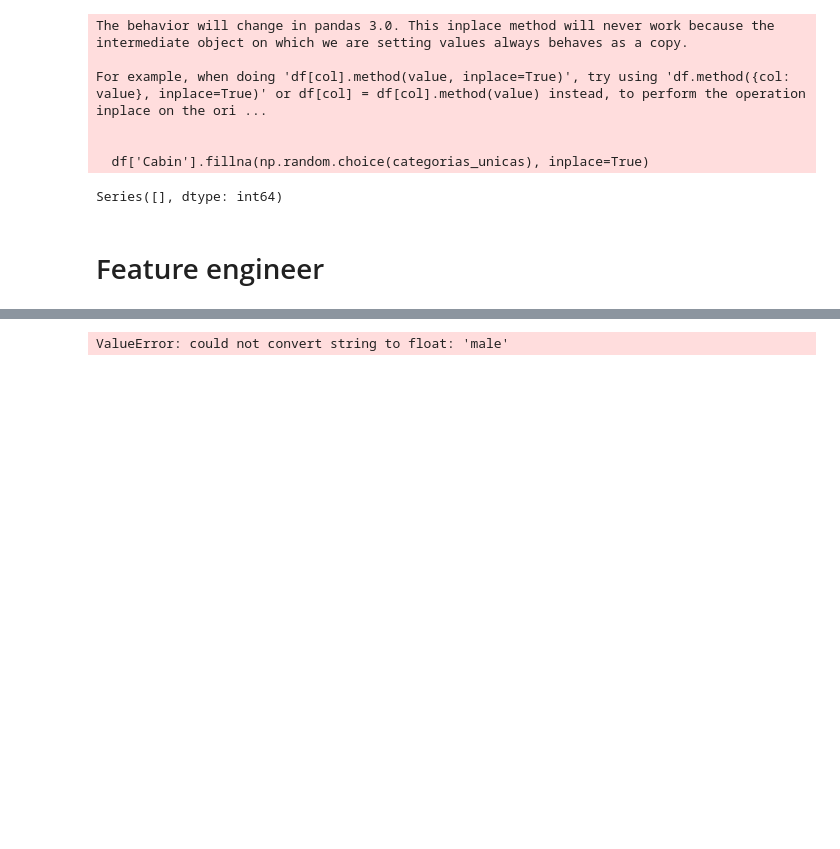
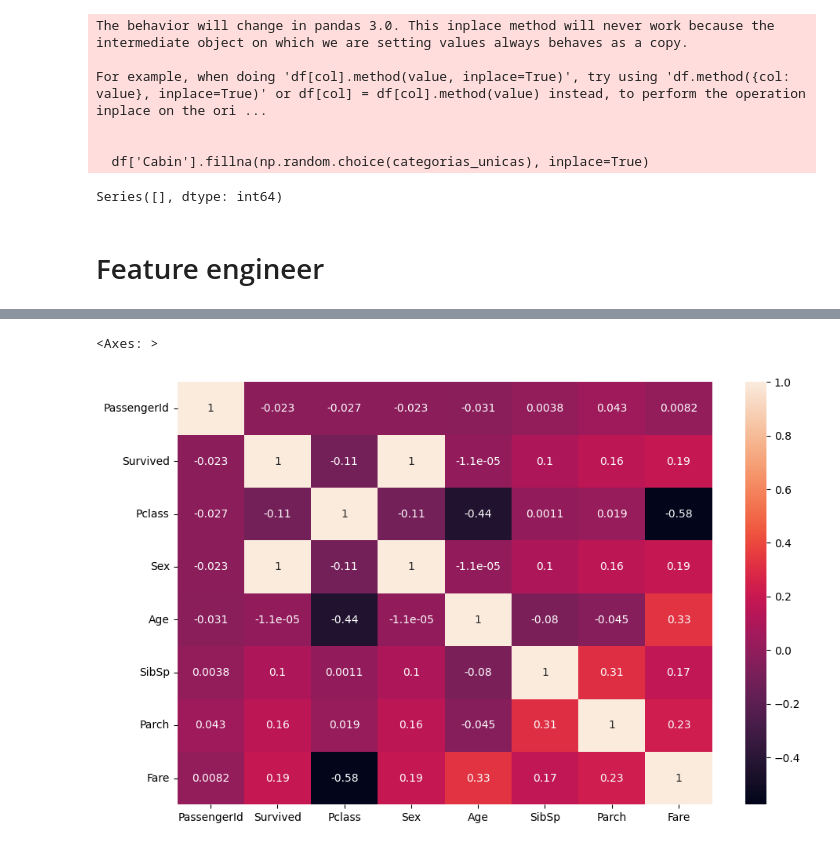
Before and after one commit to Abimael-Lib/Titanic-EDA, a Jupyter notebook: Notebooks/EDA.ipynb, the cells around one changed output, grey strips where cells are left out. Saved outputs shown, nothing was run; the diff lists cells and outputs as text; code cells hidden in the pictures; blank space fills up the shorter version.

Commit message:
visualizaciones

```diff
--- a/Notebooks/EDA.ipynb
+++ b/Notebooks/EDA.ipynb
@@ -70,6 +82,6 @@ KeyError: "['Embarked'] not found in axis"
-# %%
-numeric_cols = ['PassengerId', 'Survived', 'Pclass', 'Sex', 'Age', 'SibSp', 'Parch', 'Ticket', 'Fare', 'Cabin', 'Embarked']
-
-sns.heatmap(df[numeric_cols].corr())
-# %% [output]
-ValueError: could not convert string to float: 'male'
+# %%
+plt.figure(figsize=(11, 7))
+sns.heatmap(df.corr(numeric_only= True), annot = True)
+# %% [output]
+<Axes: >
+[figure, added]
```
Also changed, not shown: parts of 5 cells of this notebook, 2 other files.
